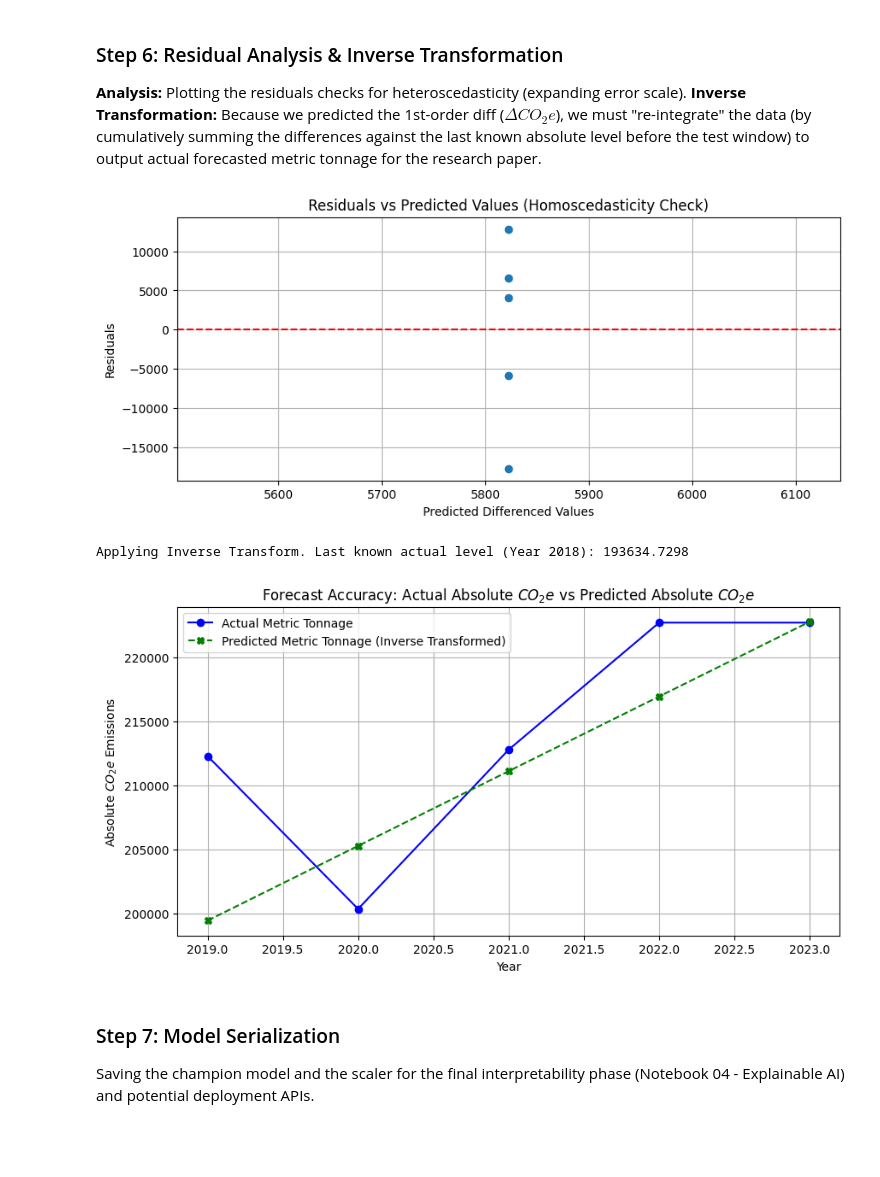
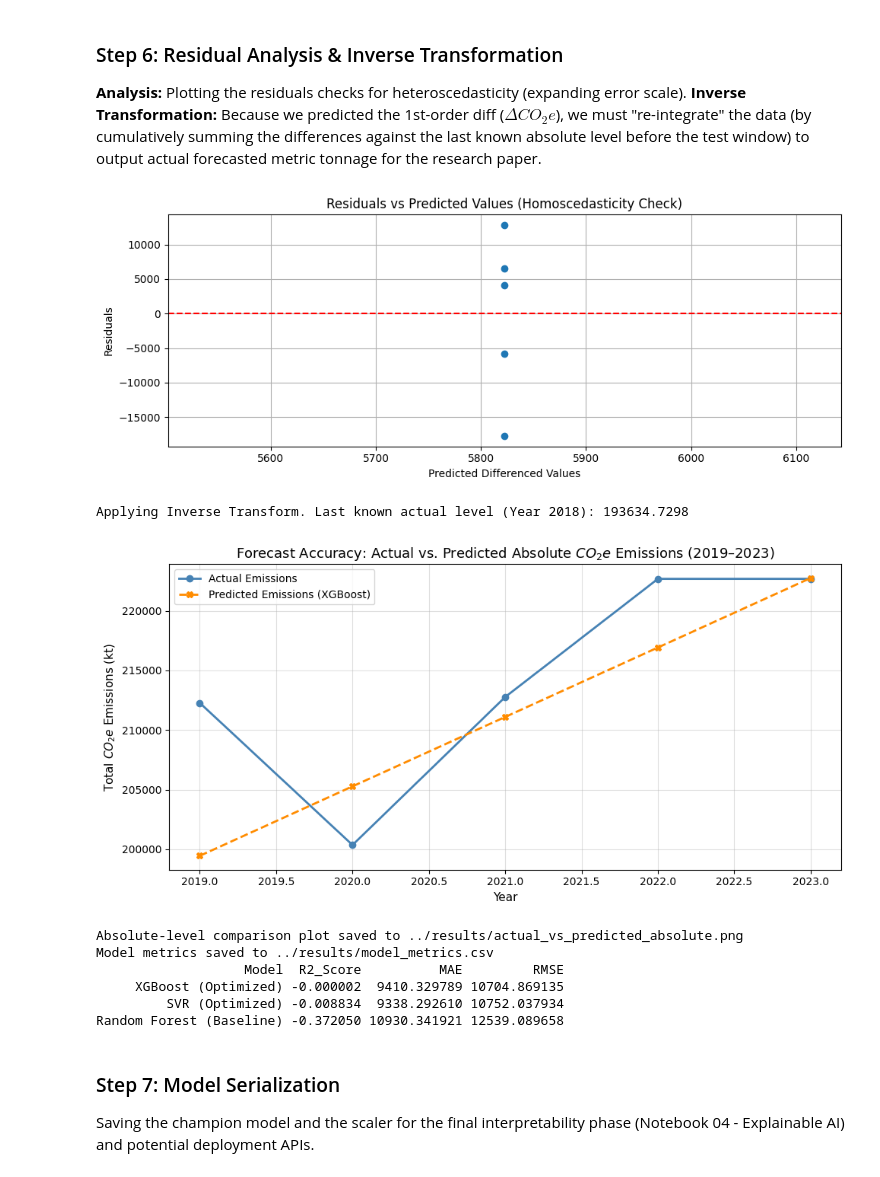
Before and after one commit to prakash-ukhalkar/India-Agri-Carbon-Prediction, a Jupyter notebook: notebooks/03_Predictive_Modeling_and_Optimization.ipynb, the cells around one changed output. Cells and saved outputs as stored; diff of their text form; code cells hidden in the pictures; blank space fills up the shorter version.

Commit message:
Predictive Modeling and Optimization

```diff
--- a/notebooks/03_Predictive_Modeling_and_Optimization.ipynb
+++ b/notebooks/03_Predictive_Modeling_and_Optimization.ipynb
@@ -115,6 +115,7 @@ RMSE     : 12539.0897
 ### Step 4: Advanced Modeling with XGBoost & SVR
 **Rationale:** Gradient Boosting (XGBoost) iteratively corrects errors from previous trees, making it highly effective at capturing complex, non-linear relationships in environmental/agricultural data. Support Vector Regression (SVR) maps features into higher-dimensional space, acting as an alternative non-tree benchmark.
 # %%
+
 # Define TimeSeriesSplit for CV
 tscv = TimeSeriesSplit(n_splits=3)
 
@@ -133,11 +134,13 @@ best_xgb = xgb_grid.best_estimator_
 # Predict
 xgb_preds = best_xgb.predict(X_test_scaled)
 xgb_r2 = r2_score(y_test, xgb_preds)
+xgb_mae = mean_absolute_error(y_test, xgb_preds)
 xgb_rmse = np.sqrt(mean_squared_error(y_test, xgb_preds))
 
 print("--- Optimized XGBoost ---")
 print(f"Best Params: {xgb_grid.best_params_}")
 print(f"R2 Score : {xgb_r2:.4f}")
+print(f"MAE      : {xgb_mae:.4f}")
 print(f"RMSE     : {xgb_rmse:.4f}")
 
 # --- Support Vector Regression ---
@@ -155,11 +158,13 @@ best_svr = svr_grid.best_estimator_
 # Predict
 svr_preds = best_svr.predict(X_test_scaled)
 svr_r2 = r2_score(y_test, svr_preds)
+svr_mae = mean_absolute_error(y_test, svr_preds)
 svr_rmse = np.sqrt(mean_squared_error(y_test, svr_preds))
 
 print("\n--- Optimized SVR ---")
 print(f"Best Params: {svr_grid.best_params_}")
 print(f"R2 Score : {svr_r2:.4f}")
+print(f"MAE      : {svr_mae:.4f}")
 print(f"RMSE     : {svr_rmse:.4f}")
 # %% [output]
 --- Optimized XGBoost ---
@@ -175,10 +182,12 @@ RMSE     : 10752.0379
 ### Step 5: Model Comparison & Statistical Evaluation
 Compare the performance metrics of Random Forest, XGBoost, and SVR on the chronological test hold-out.
 # %%
+
 # Combine into summary
 results = pd.DataFrame({
     'Model': ['Random Forest (Baseline)', 'XGBoost (Optimized)', 'SVR (Optimized)'],
     'R2_Score': [rf_r2, xgb_r2, svr_r2],
+    'MAE': [rf_mae, xgb_mae, svr_mae],
     'RMSE': [rf_rmse, xgb_rmse, svr_rmse]
 }).sort_values(by='RMSE')
 
@@ -222,43 +231,69 @@ Champion Model Selected: XGBoost (Optimized)
 **Analysis:** Plotting the residuals checks for heteroscedasticity (expanding error scale).
 **Inverse Transformation:** Because we predicted the 1st-order diff ($\Delta CO_2e$), we must "re-integrate" the data (by cumulatively summing the differences against the last known absolute level before the test window) to output actual forecasted metric tonnage for the research paper.
 # %%
+
+RESULTS_DIR = '../results/'
+os.makedirs(RESULTS_DIR, exist_ok=True)
+
 # Residual Analysis Plot
 residuals = y_test.values - champion_preds
 plt.figure(figsize=(10, 4))
 plt.scatter(champion_preds, residuals)
 plt.axhline(0, color='r', linestyle='--')
 plt.title("Residuals vs Predicted Values (Homoscedasticity Check)")
 plt.xlabel("Predicted Differenced Values")
 plt.ylabel("Residuals")
 plt.grid(True)
+plt.tight_layout()
+plt.savefig(os.path.join(RESULTS_DIR, 'residuals_plot.png'), dpi=150, bbox_inches='tight')
 plt.show()
 
 # --- INVERSE TRANSFORMATION ---
 # We retrieve the actual levels targeting our test window
 # The last known actual value from the training group is used as the base
 last_train_index = y_train.index[-1]
 last_actual_value = df.loc[last_train_index, 'Target_Total_CO2e']
 
 print(f"Applying Inverse Transform. Last known actual level (Year {last_train_index}): {last_actual_value:.4f}")
 
 # Cumulative sum of the differenced predictions + last actual level
 predicted_absolute_levels = np.cumsum(champion_preds) + last_actual_value
 actual_absolute_levels = df.loc[y_test.index, 'Target_Total_CO2e'].values
 
 # Compare Absolute Levels
-plt.figure(figsize=(10, 5))
-plt.plot(y_test.index, actual_absolute_levels, label='Actual Metric Tonnage', color='blue', marker='o')
-plt.plot(y_test.index, predicted_absolute_levels, label='Predicted Metric Tonnage (Inverse Transformed)', color='green', marker='X', linestyle='--')
-plt.title(f"Forecast Accuracy: Actual Absolute $CO_2e$ vs Predicted Absolute $CO_2e$")
-plt.xlabel("Year")
-plt.ylabel("Absolute $CO_2e$ Emissions")
-plt.legend()
-plt.grid(True)
+fig, ax = plt.subplots(figsize=(10, 5))
+ax.plot(y_test.index, actual_absolute_levels, label='Actual Emissions', color='steelblue', marker='o', linewidth=2)
+ax.plot(y_test.index, predicted_absolute_levels, label='Predicted Emissions (XGBoost)', color='darkorange', marker='X', linestyle='--', linewidth=2)
+ax.set_title("Forecast Accuracy: Actual vs. Predicted Absolute $CO_2e$ Emissions (2019–2023)", fontsize=13)
+ax.set_xlabel("Year", fontsize=11)
+ax.set_ylabel("Total $CO_2e$ Emissions (kt)", fontsize=11)
+ax.legend(fontsize=10)
+ax.grid(True, alpha=0.4)
+plt.tight_layout()
+plt.savefig(os.path.join(RESULTS_DIR, 'actual_vs_predicted_absolute.png'), dpi=150, bbox_inches='tight')
 plt.show()
+print(f"Absolute-level comparison plot saved to {RESULTS_DIR}actual_vs_predicted_absolute.png")
+
+# Save all model metrics including MAE to CSV for paper
+metrics_df = pd.DataFrame({
+    'Model': ['Random Forest (Baseline)', 'XGBoost (Optimized)', 'SVR (Optimized)'],
+    'R2_Score': [rf_r2, xgb_r2, svr_r2],
+    'MAE': [rf_mae, xgb_mae, svr_mae],
+    'RMSE': [rf_rmse, xgb_rmse, svr_rmse]
+}).sort_values(by='RMSE').reset_index(drop=True)
+metrics_df.to_csv(os.path.join(RESULTS_DIR, 'model_metrics.csv'), index=False)
+print(f"Model metrics saved to {RESULTS_DIR}model_metrics.csv")
+print(metrics_df.to_string(index=False))
 # %% [output]
-[figure, old version]
+[figure, new version]
 Applying Inverse Transform. Last known actual level (Year 2018): 193634.7298
-[figure, old version]
+[figure, new version]
+Absolute-level comparison plot saved to ../results/actual_vs_predicted_absolute.png
+Model metrics saved to ../results/model_metrics.csv
+                   Model  R2_Score          MAE         RMSE
+     XGBoost (Optimized) -0.000002  9410.329789 10704.869135
+         SVR (Optimized) -0.008834  9338.292610 10752.037934
+Random Forest (Baseline) -0.372050 10930.341921 12539.089658
 # %% [markdown]
 ### Step 7: Model Serialization
 Saving the champion model and the scaler for the final interpretability phase (Notebook 04 - Explainable AI) and potential deployment APIs.
```
Also changed, not shown: parts of 2 cells of this notebook.
